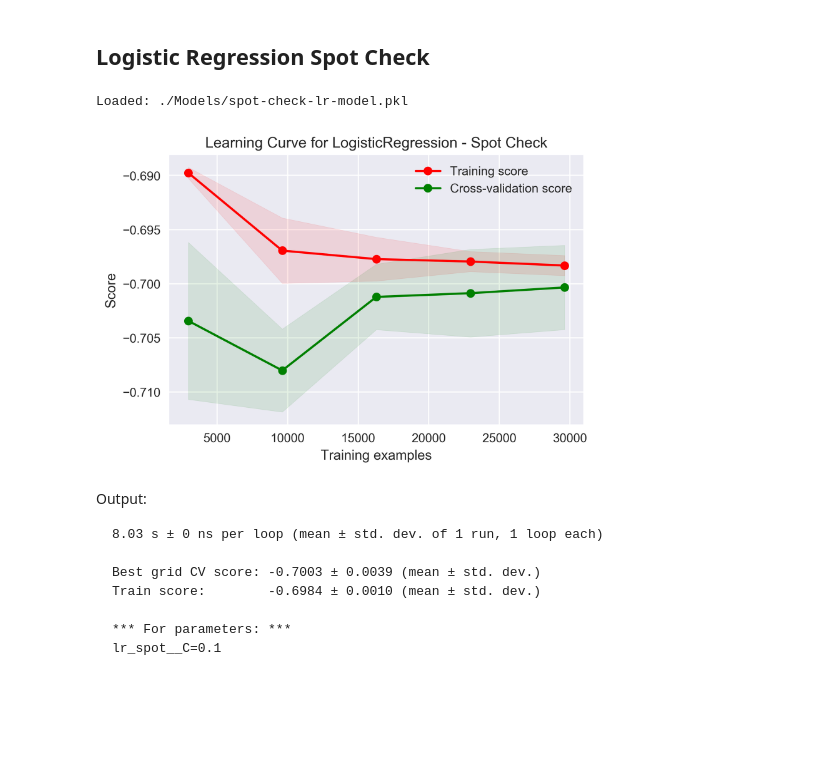
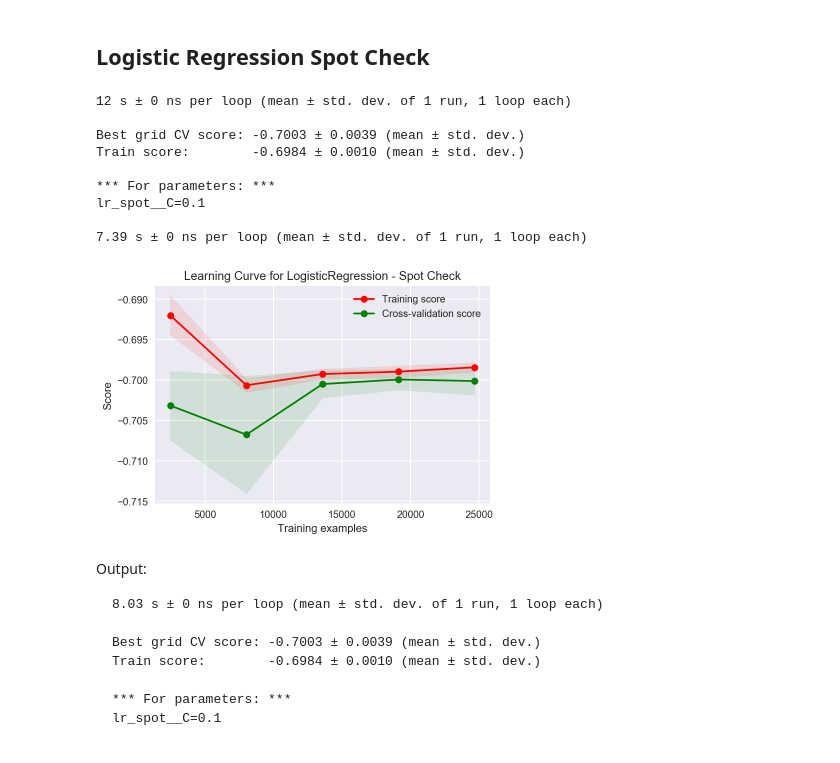
Before and after one commit to mdlynch37/kaggle-rental-interest, a Jupyter notebook: Executable/Implementation.ipynb, the cells around one changed output. Saved outputs shown, nothing was run; the diff lists cells and outputs as text; code cells hidden in the pictures; blank space fills up the shorter version.

````diff
--- a/Executable/Implementation.ipynb
+++ b/Executable/Implementation.ipynb
@@ -151,7 +153,7 @@ dtest_noimp  = xgb.DMatrix(X_test_noimp, y_test_noimp-1,
 # %%
 fp = ''.join([REPORT_IMG_DIR, 'spchk-lr-learning-curve.png'])
 
-RUN_LR = False
+RUN_LR = True
 
 if RUN_LR:
 
@@ -168,35 +170,43 @@ if RUN_LR:
     )
     grid = GridSearchCV(pipe, params, n_jobs=N_JOBS, scoring=scoring, cv=5)
 
     %timeit -r1 -n1 grid.fit(X_train_noimp, y_train_noimp)
 
     print()
     print(best_grid_score(grid))
     print()
 
     lr_spot = grid.best_estimator_
 
     # kwargs so %timeit works with multiline arguments
     kwargs = dict(estimator=lr_spot, X=X_train_noimp, y=y_train_noimp,
                   estimator_name='LogisticRegression - Spot Check',
                   scoring=scoring, n_jobs=N_JOBS)
 
     %timeit -r1 -n1 plot_learning_curve(**kwargs)
 
 #     joblib.dump(lr_spot, SPOT_CHECK_LR_FP)
 #     print()
 #     print('Pickled to: {}'.format(SPOT_CHECK_LR_FP))
 
     # plt.savefig(fp, dpi=300, bbox_inches='tight')
 
 else:
     lr_spot = joblib.load(SPOT_CHECK_LR_FP)
     print('Loaded: {}'.format(SPOT_CHECK_LR_FP))
 
     display(Image(fp, width=500))
 # %% [output]
-Loaded: ./Models/spot-check-lr-model.pkl
+12 s ± 0 ns per loop (mean ± std. dev. of 1 run, 1 loop each)
+
+Best grid CV score: -0.7003 ± 0.0039 (mean ± std. dev.)
+Train score:        -0.6984 ± 0.0010 (mean ± std. dev.)
+
+*** For parameters: ***
+lr_spot__C=0.1
+
+7.39 s ± 0 ns per loop (mean ± std. dev. of 1 run, 1 loop each)
-[figure, old version]
+[figure, new version]
 # %% [markdown]
 Output:
 ```
````
Also changed, not shown: parts of 35 cells of this notebook, 2 other files.
